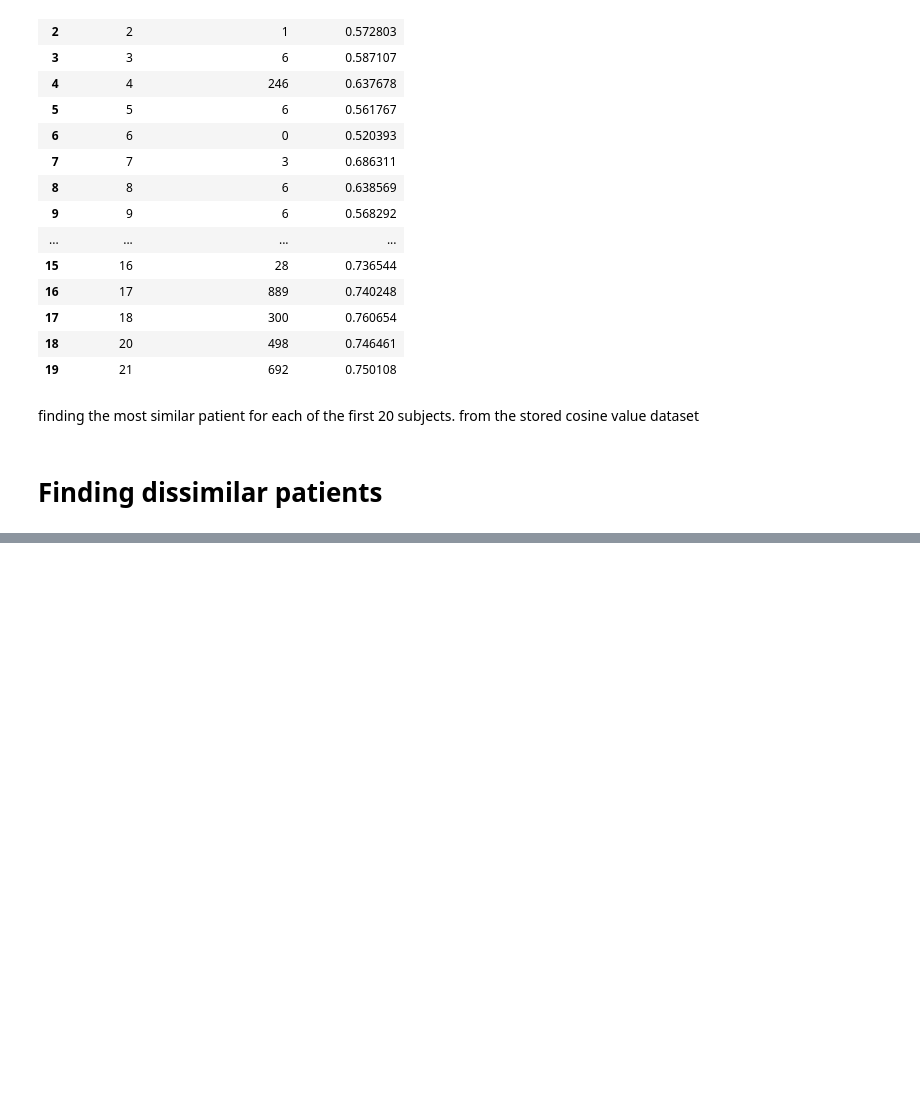
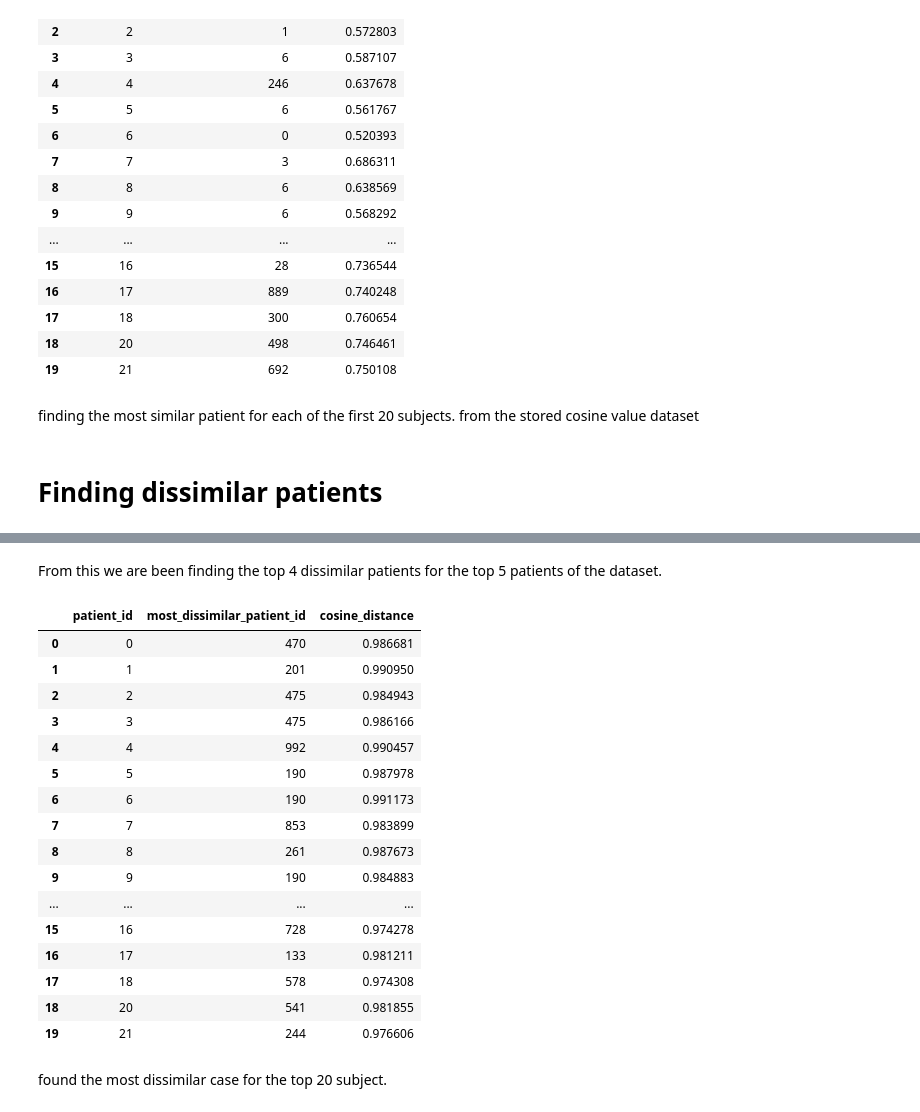
Before and after one commit to rajagowtham0/Week-2, a Jupyter notebook: Week2-Day3.ipynb, the cells around one changed output, grey strips where cells are left out. Cells and saved outputs as stored; diff of their text form; code cells hidden in the pictures; blank space fills up the shorter version.

```diff
--- a/Week2-Day3.ipynb
+++ b/Week2-Day3.ipynb
@@ -389,0 +438,54 @@ finding the most similar patient for each of the first 20 subjects. from the sto
+# %% [markdown]
+From this we are been finding the top 4 dissimilar patients for the top 5 patients of the dataset.
+# %%
+import pandas as pd
+import numpy as np
+# loading the cosine distance dataset
+distance_df = pd.read_csv(
+   r"C:\Users\rajak\Downloads\AI Internship\clinicalnotesvectorised.csv",
+    index_col=0
+)
+
+# Ensure consistency of index & columns
+distance_df.index = distance_df.index.astype(str)
+distance_df.columns = distance_df.columns.astype(str)
+# selecting top 5 subjects from the dataset
+top_subjects = distance_df.index[:20]
+results = []
+# finding the most dissimilar patient
+for patient_id in top_subjects:
+    distances = distance_df.loc[patient_id].copy()
+    # Exclude self-distance
+    distances.loc[patient_id] = -np.inf
+    # Most dissimilar = maximum distance
+    farthest_patient = distances.idxmax()
+    farthest_distance = distances.max()
+    results.append({
+        "patient_id": patient_id,
+        "most_dissimilar_patient_id": farthest_patient,
+        "cosine_distance": float(farthest_distance)
+    })
+
+# Result DataFrame
+most_dissimilar_df = pd.DataFrame(results)
+most_dissimilar_df
+# %% [output]
+|  | patient_id | most_dissimilar_patient_id | cosine_distance |
+| 0 | 0 | 470 | 0.986681 |
+| 1 | 1 | 201 | 0.990950 |
+| 2 | 2 | 475 | 0.984943 |
+| 3 | 3 | 475 | 0.986166 |
+| 4 | 4 | 992 | 0.990457 |
+| 5 | 5 | 190 | 0.987978 |
+| 6 | 6 | 190 | 0.991173 |
+| 7 | 7 | 853 | 0.983899 |
+| 8 | 8 | 261 | 0.987673 |
+| 9 | 9 | 190 | 0.984883 |
+| ... | ... | ... | ... |
+| 15 | 16 | 728 | 0.974278 |
+| 16 | 17 | 133 | 0.981211 |
+| 17 | 18 | 578 | 0.974308 |
+| 18 | 20 | 541 | 0.981855 |
+| 19 | 21 | 244 | 0.976606 |
+# %% [markdown]
+found the most dissimilar case for the top 20 subject.
```
Also changed, not shown: parts of 1 cell of this notebook.
